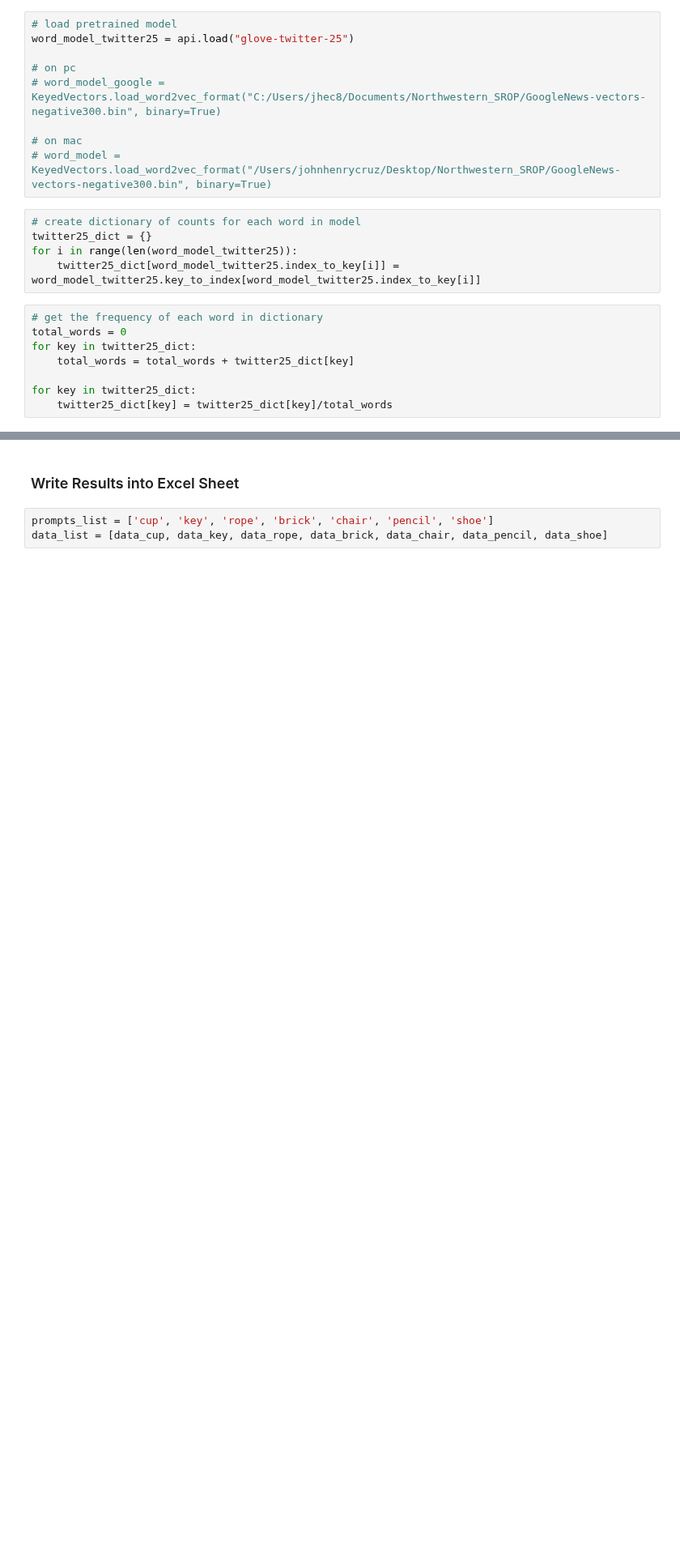
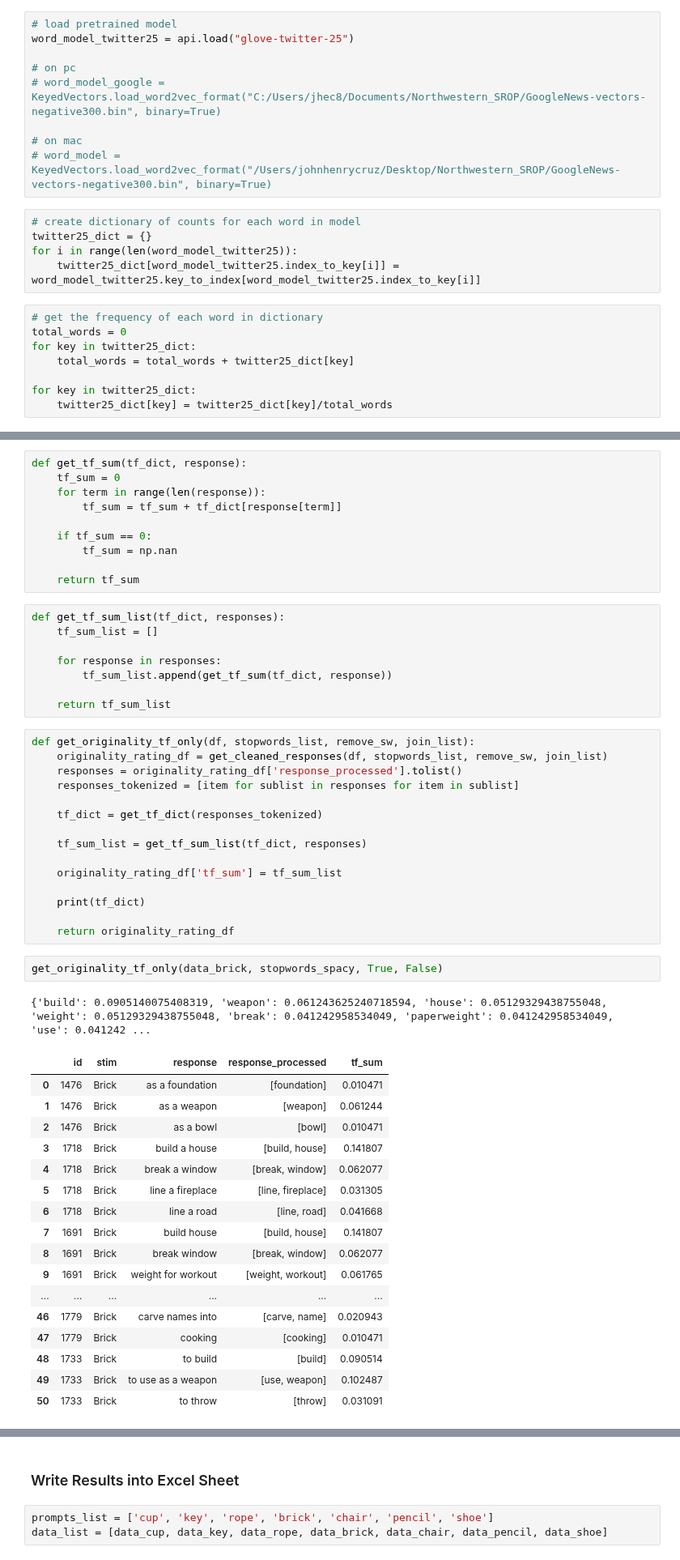
Before and after one commit to DijunQuant/AUT-Scoring, a Jupyter notebook: scripts/originality_algo.ipynb, the cells around one changed output, grey strips where cells are left out. Shown at 81% size. Saved outputs shown, nothing was run; the diff lists cells and outputs as text; blank space fills up the shorter version.

```diff
--- a/scripts/originality_algo.ipynb
+++ b/scripts/originality_algo.ipynb
@@ -145 +170,55 @@ for key in twitter25_dict:
+# %%
+def get_tf_sum(tf_dict, response):
+    tf_sum = 0
+    for term in range(len(response)):
+        tf_sum = tf_sum + tf_dict[response[term]]
+
+    if tf_sum == 0:
+        tf_sum = np.nan
+
+    return tf_sum
+# %%
+def get_tf_sum_list(tf_dict, responses):
+    tf_sum_list = []
+
+    for response in responses:
+        tf_sum_list.append(get_tf_sum(tf_dict, response))
+
+    return tf_sum_list
+# %%
+def get_originality_tf_only(df, stopwords_list, remove_sw, join_list):
+    originality_rating_df = get_cleaned_responses(df, stopwords_list, remove_sw, join_list)
+    responses = originality_rating_df['response_processed'].tolist()
+    responses_tokenized = [item for sublist in responses for item in sublist]
+
+    tf_dict = get_tf_dict(responses_tokenized)
+
+    tf_sum_list = get_tf_sum_list(tf_dict, responses)
+
+    originality_rating_df['tf_sum'] = tf_sum_list
+
+    print(tf_dict)
+
+    return originality_rating_df
+# %%
+get_originality_tf_only(data_brick, stopwords_spacy, True, False)
+# %% [output]
+{'build': 0.0905140075408319, 'weapon': 0.061243625240718594, 'house': 0.05129329438755048, 'weight': 0.05129329438755048, 'break': 0.041242958534049, 'paperweight': 0.041242958534049, 'use': 0.041242 ...
+|  | id | stim | response | response_processed | tf_sum |
+| 0 | 1476 | Brick | as a foundation | [foundation] | 0.010471 |
+| 1 | 1476 | Brick | as a weapon | [weapon] | 0.061244 |
+| 2 | 1476 | Brick | as a bowl | [bowl] | 0.010471 |
+| 3 | 1718 | Brick | build a house | [build, house] | 0.141807 |
+| 4 | 1718 | Brick | break a window | [break, window] | 0.062077 |
+| 5 | 1718 | Brick | line a fireplace | [line, fireplace] | 0.031305 |
+| 6 | 1718 | Brick | line a road | [line, road] | 0.041668 |
+| 7 | 1691 | Brick | build house | [build, house] | 0.141807 |
+| 8 | 1691 | Brick | break window | [break, window] | 0.062077 |
+| 9 | 1691 | Brick | weight for workout | [weight, workout] | 0.061765 |
+| ... | ... | ... | ... | ... | ... |
+| 46 | 1779 | Brick | carve names into | [carve, name] | 0.020943 |
+| 47 | 1779 | Brick | cooking | [cooking] | 0.010471 |
+| 48 | 1733 | Brick | to build | [build] | 0.090514 |
+| 49 | 1733 | Brick | to use as a weapon | [use, weapon] | 0.102487 |
+| 50 | 1733 | Brick | to throw | [throw] | 0.031091 |
 # %% [markdown]
```
Also changed, not shown: parts of 16 cells of this notebook, 4 other files.
